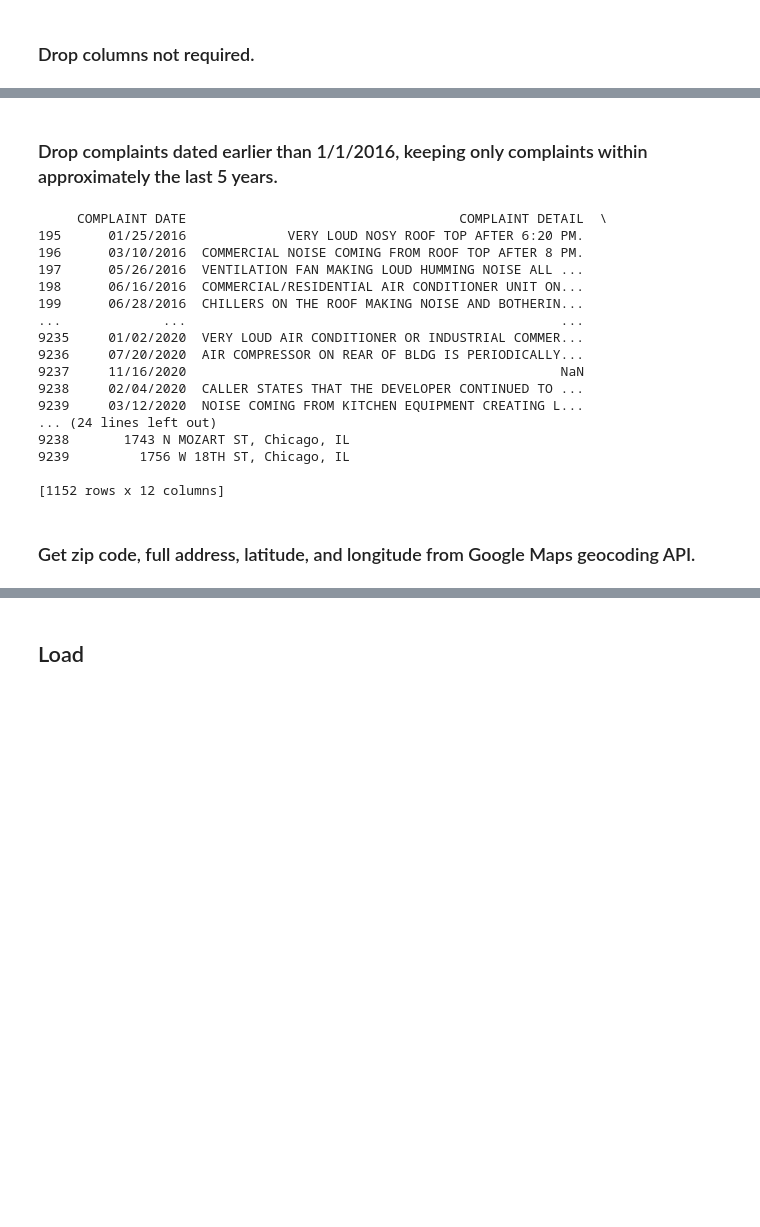
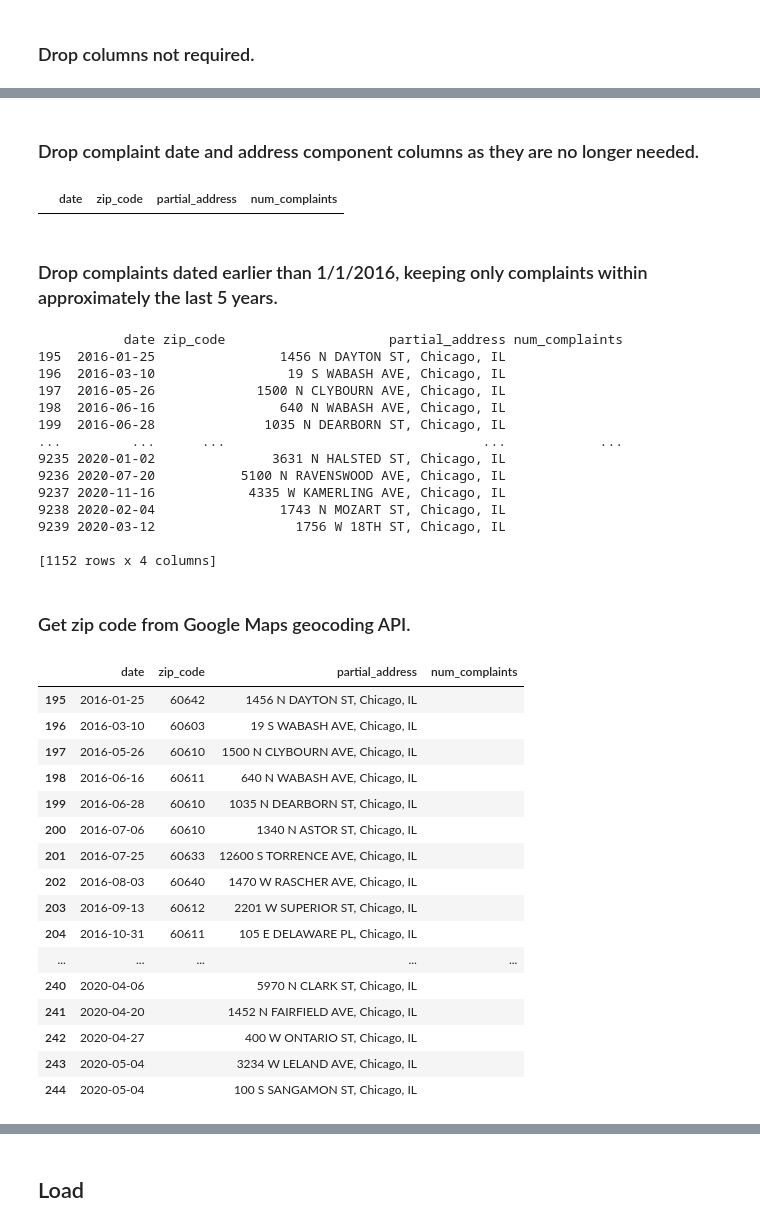
Before and after one commit to saguaroland1939/AirBnB-Analysis, a Jupyter notebook: Veronica/Noise complaints ETL.ipynb, the cells around one changed output, grey strips where cells are left out. Cells and saved outputs as stored; diff of their text form; code cells hidden in the pictures; blank space fills up the shorter version.

```diff
--- a/Veronica/Noise complaints ETL.ipynb
+++ b/Veronica/Noise complaints ETL.ipynb
@@ -118,5 +103,0 @@ noise_complaints_df.head(1)
-# %%
-# Reorder columns
-noise_complaints_df = noise_complaints_df[['COMPLAINT DATE', 'COMPLAINT DETAIL', 'FORMATTED DATE', 'STREET NUMBER', 'DIRECTION', 'STREET NAME', 'STREET TYPE', 'ZIP CODE', 'PARTIAL ADDRESS', 'FULL ADDRESS',  'LATITUDE', 'LONGITUDE']]
-
-noise_complaints_df.head(5)
@@ -130,3 +104,13 @@ noise_complaints_df.head(5)
+# %% [markdown]
+### Drop complaint date and address component columns as they are no longer needed.
+# %%
+# Drop COMPLAINT DATE, STREET NUMBER, DIRECTION, STREET NAME, STREET TYPE, CITY, and STATE columns.
+(noise_complaints_df.drop(columns=['COMPLAINT DATE', 'street_number', 'DIRECTION', 'STREET NAME', 'STREET TYPE', 'city',
+                                   'state'], inplace=True))
+
+noise_complaints_df.head(0)
+# %% [output]
+|  | date | zip_code | partial_address | num_complaints |
 # %% [markdown]
 ### Drop complaints dated earlier than 1/1/2016, keeping only complaints within approximately the last 5 years.
 # %%
@@ -134,28 +118,27 @@ noise_complaints_df.head(5)
 date = dt.datetime.strptime('1/1/2016', '%m/%d/%Y')
 
 # Select rows in which FORMATTED DATE is >= 1/1/2016. Store results in new DataFrame.
-last_5_years_df = noise_complaints_df.loc[noise_complaints_df["FORMATTED DATE"] >= date]
+last_5_years_df = noise_complaints_df.loc[noise_complaints_df["date"] >= date]
 
 # Sort ascending and print to check that prior dates were successfully removed.
-last_5_years_df.sort_values("FORMATTED DATE")
+last_5_years_df.sort_values("date")
+
+# View row count to compare with row count following geocoding step.
 print(last_5_years_df)
 # %% [output]
-     COMPLAINT DATE                                   COMPLAINT DETAIL  \
-195      01/25/2016             VERY LOUD NOSY ROOF TOP AFTER 6:20 PM.
-196      03/10/2016  COMMERCIAL NOISE COMING FROM ROOF TOP AFTER 8 PM.
-197      05/26/2016  VENTILATION FAN MAKING LOUD HUMMING NOISE ALL ...
-198      06/16/2016  COMMERCIAL/RESIDENTIAL AIR CONDITIONER UNIT ON...
-199      06/28/2016  CHILLERS ON THE ROOF MAKING NOISE AND BOTHERIN...
-...             ...                                                ...
-9235     01/02/2020  VERY LOUD AIR CONDITIONER OR INDUSTRIAL COMMER...
-9236     07/20/2020  AIR COMPRESSOR ON REAR OF BLDG IS PERIODICALLY...
-9237     11/16/2020                                                NaN
-9238     02/04/2020  CALLER STATES THAT THE DEVELOPER CONTINUED TO ...
-9239     03/12/2020  NOISE COMING FROM KITCHEN EQUIPMENT CREATING L...
-... (24 lines left out)
-9238       1743 N MOZART ST, Chicago, IL
-9239         1756 W 18TH ST, Chicago, IL
+           date zip_code                     partial_address num_complaints
+195  2016-01-25                1456 N DAYTON ST, Chicago, IL
+196  2016-03-10                 19 S WABASH AVE, Chicago, IL
+197  2016-05-26             1500 N CLYBOURN AVE, Chicago, IL
+198  2016-06-16                640 N WABASH AVE, Chicago, IL
+199  2016-06-28              1035 N DEARBORN ST, Chicago, IL
+...         ...      ...                                 ...            ...
+9235 2020-01-02               3631 N HALSTED ST, Chicago, IL
+9236 2020-07-20           5100 N RAVENSWOOD AVE, Chicago, IL
+9237 2020-11-16            4335 W KAMERLING AVE, Chicago, IL
+9238 2020-02-04                1743 N MOZART ST, Chicago, IL
+9239 2020-03-12                  1756 W 18TH ST, Chicago, IL
 
-[1152 rows x 12 columns]
+[1152 rows x 4 columns]
 # %% [markdown]
-### Get zip code, full address, latitude, and longitude from Google Maps geocoding API.
+### Get zip code from Google Maps geocoding API.
@@ -165 +145,22 @@ test_df = last_5_years_df.head(10)
+# %%
+test_df = last_5_years_df.head(50)
+test_df
+# %% [output]
+|  | date | zip_code | partial_address | num_complaints |
+| 195 | 2016-01-25 | 60642 | 1456 N DAYTON ST, Chicago, IL |  |
+| 196 | 2016-03-10 | 60603 | 19 S WABASH AVE, Chicago, IL |  |
+| 197 | 2016-05-26 | 60610 | 1500 N CLYBOURN AVE, Chicago, IL |  |
+| 198 | 2016-06-16 | 60611 | 640 N WABASH AVE, Chicago, IL |  |
+| 199 | 2016-06-28 | 60610 | 1035 N DEARBORN ST, Chicago, IL |  |
+| 200 | 2016-07-06 | 60610 | 1340 N ASTOR ST, Chicago, IL |  |
+| 201 | 2016-07-25 | 60633 | 12600 S TORRENCE AVE, Chicago, IL |  |
+| 202 | 2016-08-03 | 60640 | 1470 W RASCHER AVE, Chicago, IL |  |
+| 203 | 2016-09-13 | 60612 | 2201 W SUPERIOR ST, Chicago, IL |  |
+| 204 | 2016-10-31 | 60611 | 105 E DELAWARE PL, Chicago, IL |  |
+| ... | ... | ... | ... | ... |
+| 240 | 2020-04-06 |  | 5970 N CLARK ST, Chicago, IL |  |
+| 241 | 2020-04-20 |  | 1452 N FAIRFIELD AVE, Chicago, IL |  |
+| 242 | 2020-04-27 |  | 400 W ONTARIO ST, Chicago, IL |  |
+| 243 | 2020-05-04 |  | 3234 W LELAND AVE, Chicago, IL |  |
+| 244 | 2020-05-04 |  | 100 S SANGAMON ST, Chicago, IL |  |
 # %%
```
Also changed, not shown: parts of 31 cells of this notebook.
